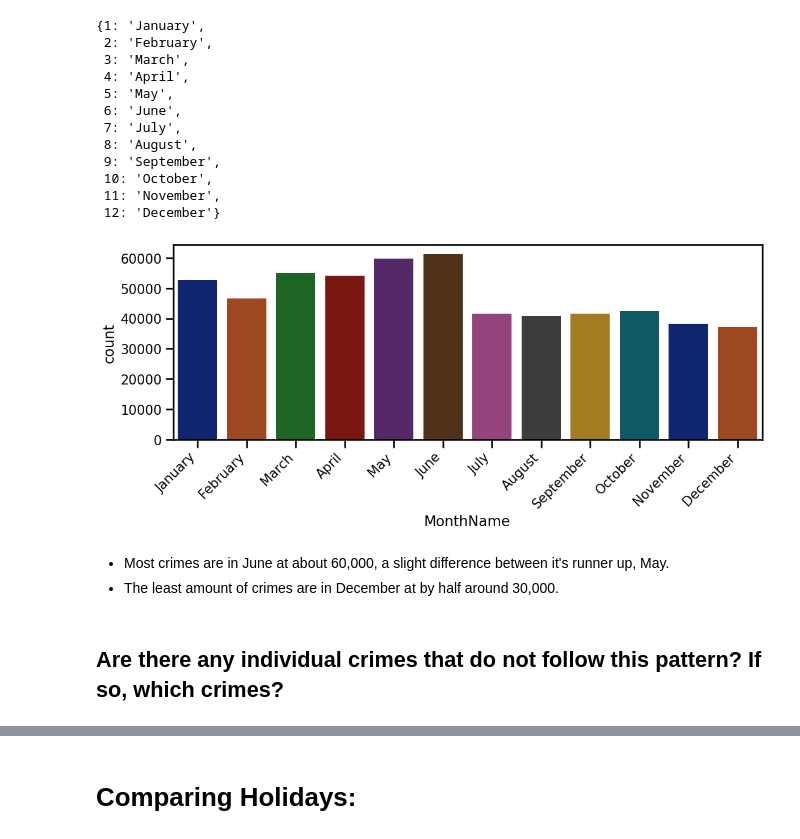
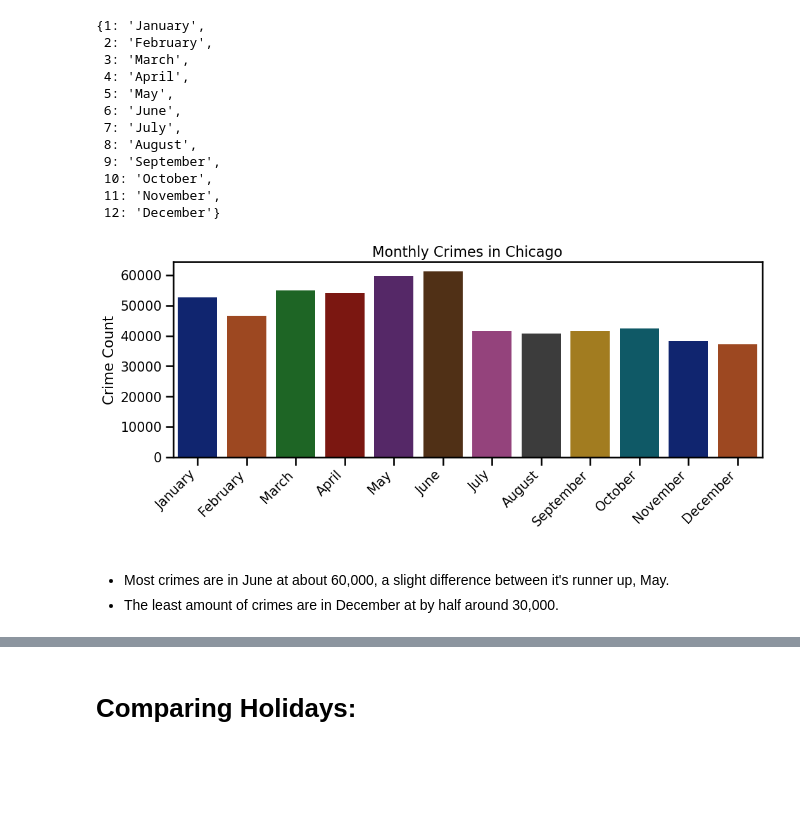
Before and after one commit to CaillahR/Chicago-Crime-Data, a Jupyter notebook: Chicago Crime Data.ipynb, the cells around one changed output, grey strips where cells are left out. Saved outputs shown, nothing was run; the diff lists cells and outputs as text; code cells hidden in the pictures; blank space fills up the shorter version.

```diff
--- a/Chicago Crime Data.ipynb
+++ b/Chicago Crime Data.ipynb
@@ -450,13 +452,14 @@ month_lookup
 # %%
 ax = sns.countplot(data=chicago_df, x='MonthName',palette='dark',order=month_lookup.values());
 # Rotate xtick labels and align the text to the bar
-ax.set_xticklabels(ax.get_xticklabels(), rotation=45, ha='right');
-plt.savefig("Data/Monthly Crimes in Chicago.png", dpi=300, bbox_inches='tight')
+ax.set_xticklabels(ax.get_xticklabels(), rotation=45, ha='right')
+ax.set_title("Monthly Crimes in Chicago")
+ax.set_ylabel("Crime Count")
+ax.set_xlabel(" ");
+plt.savefig("Images/Monthly Crimes in Chicago.png", dpi=300, bbox_inches='tight')
 plt.show()
 # %% [output]
-[figure, old version]
+[figure, new version]
 # %% [markdown]
 - Most crimes are in June at about 60,000, a slight difference between it's runner up, May.
 - The least amount of crimes are in December at by half around 30,000.
-# %% [markdown]
-## Are there any individual crimes that do not follow this pattern? If so, which crimes?
```
Also changed, not shown: parts of 25 cells of this notebook, 8 other files.
